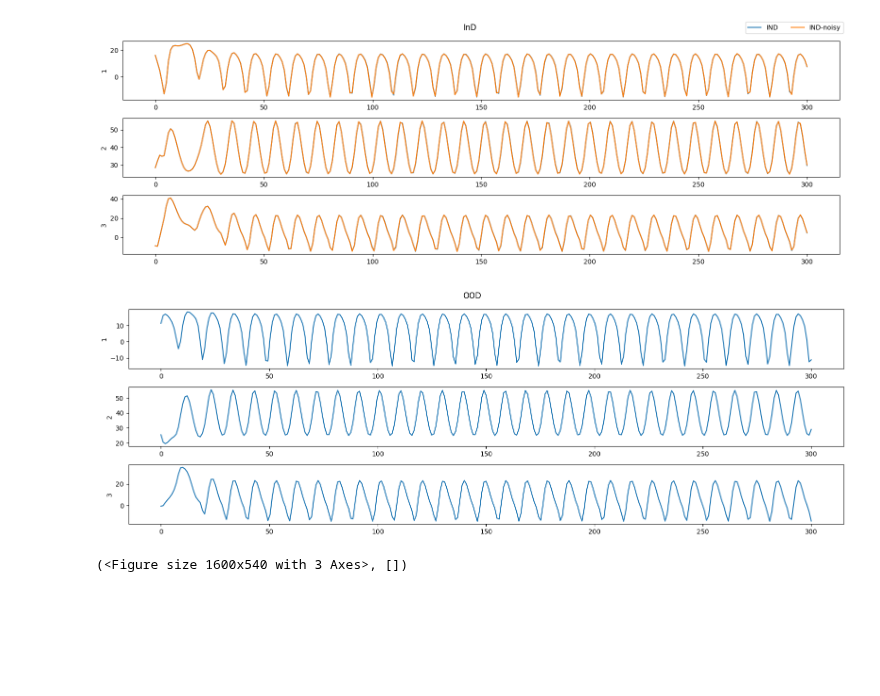
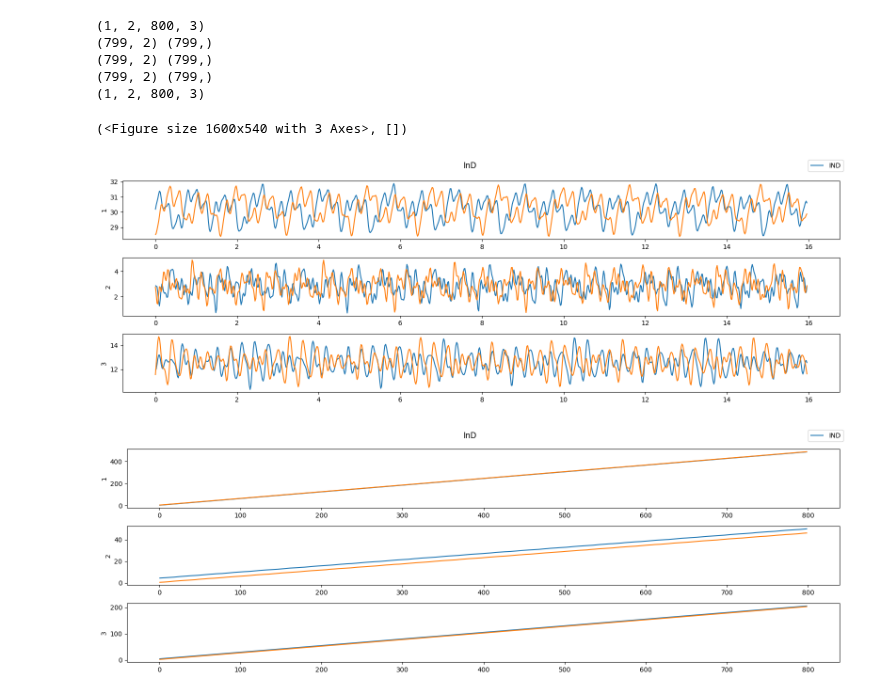
Before and after one commit to DynaDojo/dynadojo, a Jupyter notebook: demos/kuramoto_demo.ipynb, the cells around one changed output. Drawn from its saved outputs; the diff is of its cells as text; code cells hidden in the pictures; blank space fills up the shorter version.

```diff
--- a/demos/kuramoto_demo.ipynb
+++ b/demos/kuramoto_demo.ipynb
@@ -8,10 +8,10 @@ from dynadojo.utils.kuramoto import plot
 # %%
 latent_dim = [4]
 embed_dim = 4
-n = 1
-timesteps = 300
+n = 5
+timesteps = 800
 for dim in latent_dim:
-    system = SystemChecker(KuramotoSystem(dim, embed_dim))
+    system = SystemChecker(KuramotoSystem(dim, embed_dim, noise_scale=0.1))
 
     x0 = system.make_init_conds(n)
     y0 = system.make_init_conds(n, in_dist=False)
@@ -21,9 +21,16 @@ for dim in latent_dim:
     x_noisy = system.make_data(x0, timesteps=timesteps, control=None, noisy=True)
     y = system.make_data(y0, timesteps=timesteps, control=None)
 # %%
-plot([x, x_noisy], timesteps, legend_labels=["IND", "IND-noisy"], max_oscillators=3, title="InD")
-plot([y], timesteps,  max_oscillators=3, title="OOD")
+plot([x], legend_labels=["IND"], max_oscillators=3, title="InD", max_lines=2, phase_dynamics=True)
+
+plot([x], legend_labels=["IND"], max_oscillators=3, title="InD", max_lines=2, phase_dynamics=False)
+# plot([y],  max_oscillators=3, title="OOD")
 # %% [output]
+(1, 2, 800, 3)
+(799, 2) (799,)
+(799, 2) (799,)
+(799, 2) (799,)
+(1, 2, 800, 3)
+(<Figure size 1600x540 with 3 Axes>, [])
-[figure, old version]
+[figure, new version]
-[figure, old version]
+[figure, new version]
-(<Figure size 1600x540 with 3 Axes>, [])
```
Also changed, not shown: 13 other files.
